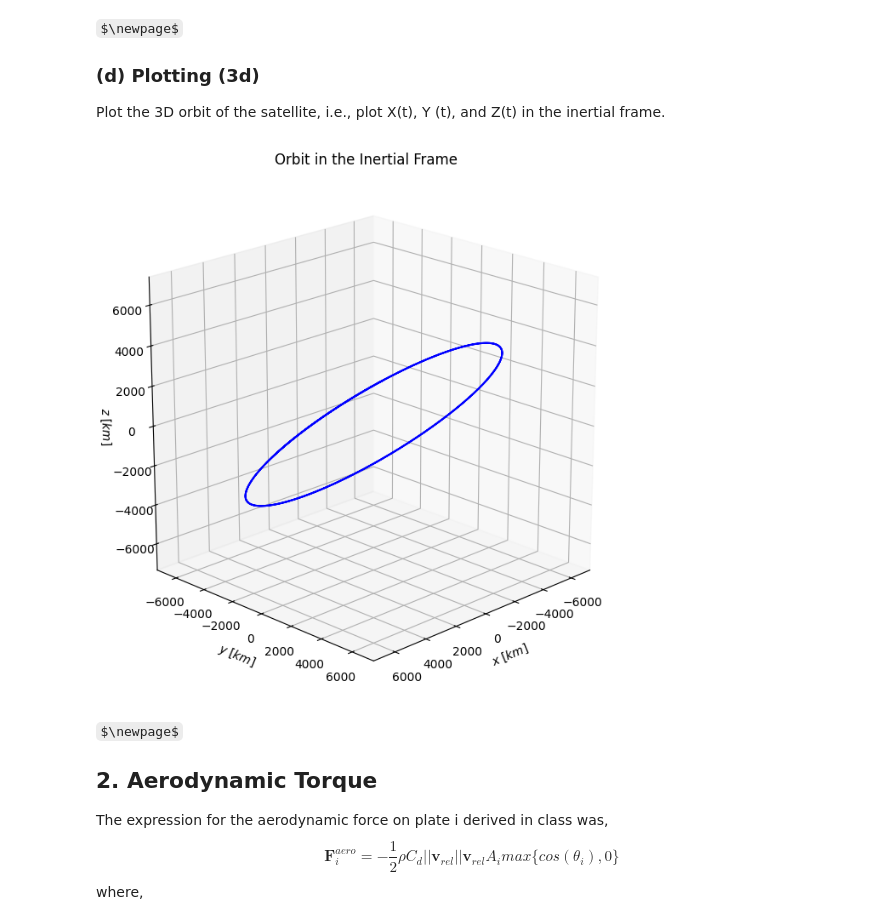
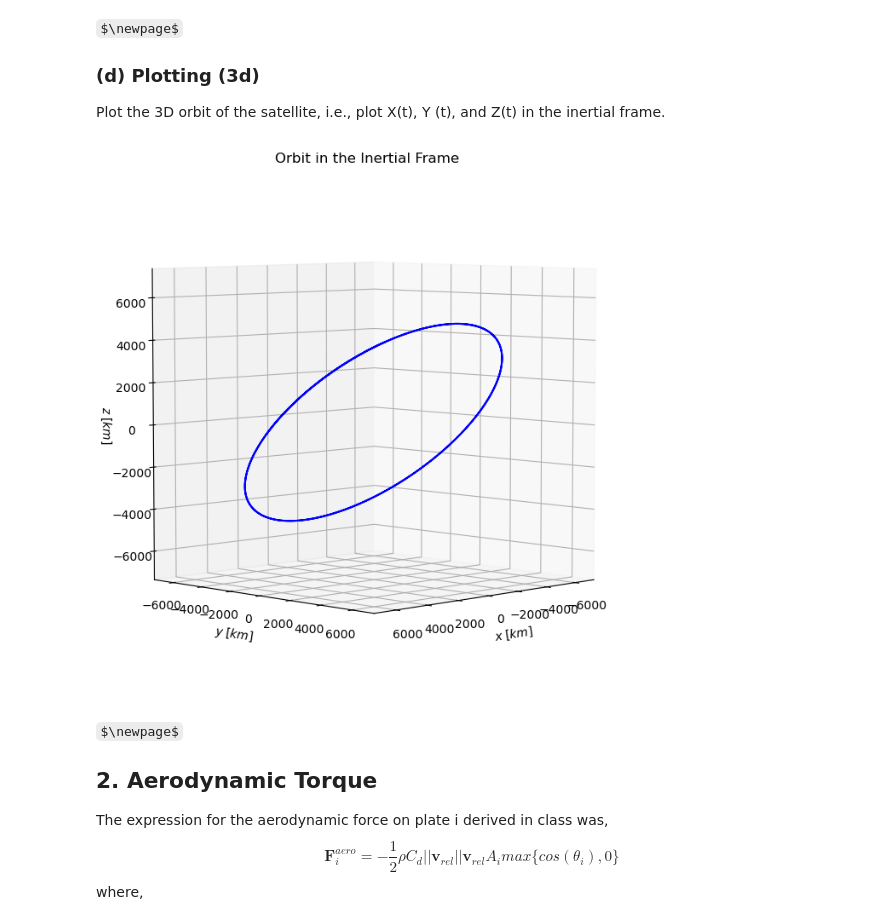
Before and after one commit to jjermstad24/Fall_2024_Classes, a Jupyter notebook: AERO_424/Exam_2.ipynb, the cells around one changed output. Cells and saved outputs as stored; diff of their text form; code cells hidden in the pictures; some formulas as TeX source.

```diff
--- a/AERO_424/Exam_2.ipynb
+++ b/AERO_424/Exam_2.ipynb
@@ -235,20 +236,20 @@ Plot the 3D orbit of the satellite, i.e., plot X(t), Y (t), and Z(t) in the iner
 # %%
 fig = plt.figure(figsize=(8,8))
 ax = fig.add_subplot(111, projection='3d')
 ax.plot(xECI[:, 0], xECI[:, 1], xECI[:, 2], color='b')
 ax.set_box_aspect([1, 1, 1])
 ax.set_xlabel('$x\\;[km]$')
 ax.set_ylabel('$y\\;[km]$')
 ax.set_zlabel('$z\\;[km]$')
 max_val = np.max(np.abs(xECI[:, :3]))
 ax.set_xlim([-max_val,max_val])
 ax.set_ylim([-max_val,max_val])
 ax.set_zlim([-max_val,max_val])
 ax.set_title('Orbit in the Inertial Frame')
-ax.view_init(elev=20, azim=45)
+ax.view_init(elev=5, azim=45)
 plt.show()
 # %% [output]
-[figure, old version]
+[figure, new version]
 # %% [markdown]
 $\newpage$
 
```
Also changed, not shown: parts of 6 cells of this notebook.
